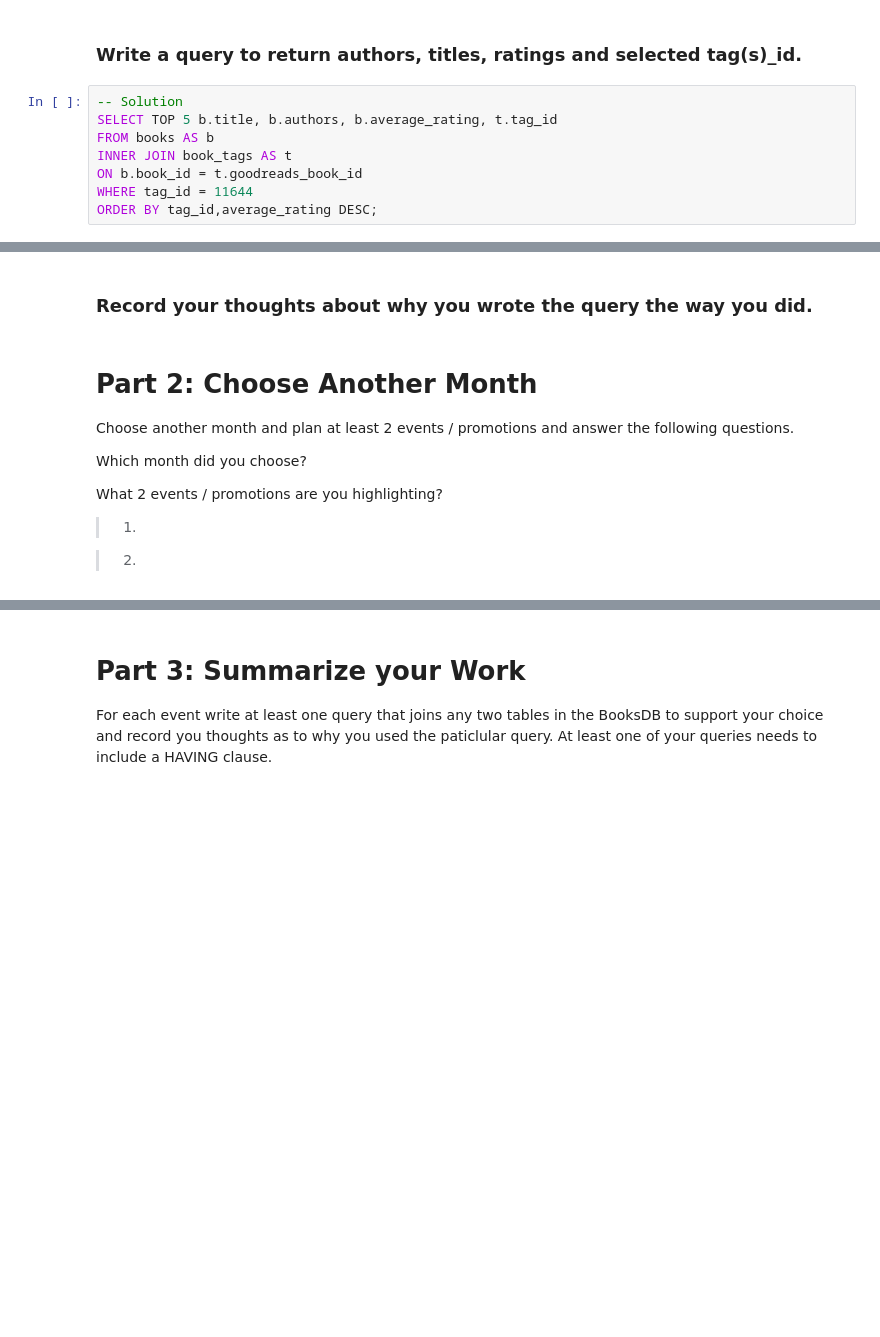
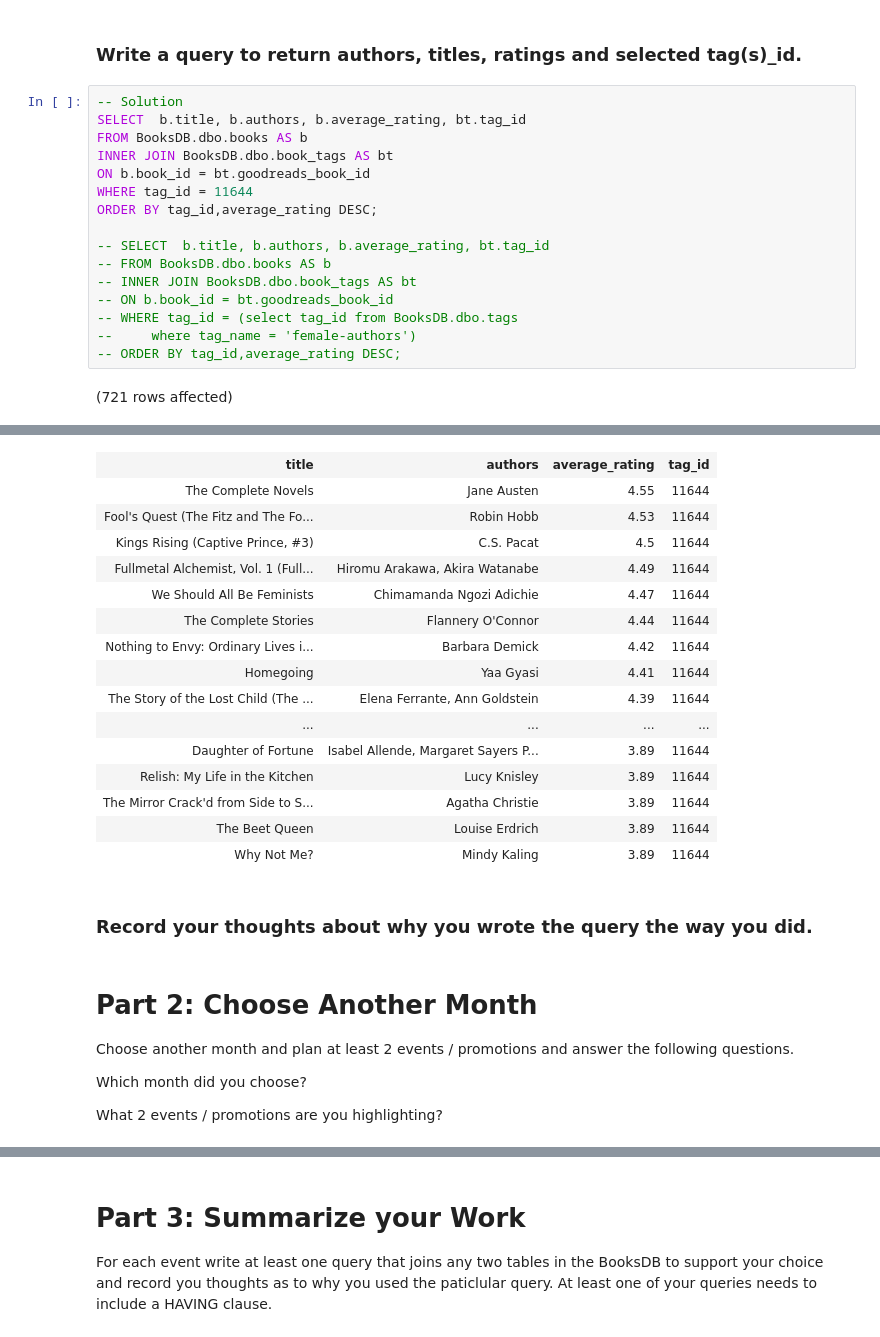
Before and after one commit to AishuSenthil/SQL-Part-3-Studio, a Jupyter notebook: SQL-Part-3-Studio.ipynb, the cells around one changed output, grey strips where cells are left out. Cells and saved outputs as stored; diff of their text form; blank space fills up the shorter version.

```diff
--- a/SQL-Part-3-Studio.ipynb
+++ b/SQL-Part-3-Studio.ipynb
@@ -46,9 +60,19 @@ Double click to edit.
 ### **Write a query to return authors, titles, ratings and** **selected tag(s)\_id.**
 # %%
 -- Solution
-SELECT TOP 5 b.title, b.authors, b.average_rating, t.tag_id
-FROM books AS b
-INNER JOIN book_tags AS t
-ON b.book_id = t.goodreads_book_id
+SELECT  b.title, b.authors, b.average_rating, bt.tag_id
+FROM BooksDB.dbo.books AS b
+INNER JOIN BooksDB.dbo.book_tags AS bt
+ON b.book_id = bt.goodreads_book_id
 WHERE tag_id = 11644
 ORDER BY tag_id,average_rating DESC;
+
+-- SELECT  b.title, b.authors, b.average_rating, bt.tag_id
+-- FROM BooksDB.dbo.books AS b
+-- INNER JOIN BooksDB.dbo.book_tags AS bt
+-- ON b.book_id = bt.goodreads_book_id
+-- WHERE tag_id = (select tag_id from BooksDB.dbo.tags
+--     where tag_name = 'female-authors')
+-- ORDER BY tag_id,average_rating DESC;
+# %% [output]
+(721 rows affected)
@@ -55,3 +80,19 @@ ORDER BY tag_id,average_rating DESC;
+| title | authors | average_rating | tag_id |
+| The Complete Novels | Jane Austen | 4.55 | 11644 |
+| Fool's Quest (The Fitz and The Fo... | Robin Hobb | 4.53 | 11644 |
+| Kings Rising (Captive Prince, #3) | C.S. Pacat | 4.5 | 11644 |
+| Fullmetal Alchemist, Vol. 1 (Full... | Hiromu Arakawa, Akira Watanabe | 4.49 | 11644 |
+| We Should All Be Feminists | Chimamanda Ngozi Adichie | 4.47 | 11644 |
+| The Complete Stories | Flannery O'Connor | 4.44 | 11644 |
+| Nothing to Envy: Ordinary Lives i... | Barbara Demick | 4.42 | 11644 |
+| Homegoing | Yaa Gyasi | 4.41 | 11644 |
+| The Story of the Lost Child (The ... | Elena Ferrante, Ann Goldstein | 4.39 | 11644 |
+| ... | ... | ... | ... |
+| Daughter of Fortune | Isabel Allende, Margaret Sayers P... | 3.89 | 11644 |
+| Relish: My Life in the Kitchen | Lucy Knisley | 3.89 | 11644 |
+| The Mirror Crack'd from Side to S... | Agatha Christie | 3.89 | 11644 |
+| The Beet Queen | Louise Erdrich | 3.89 | 11644 |
+| Why Not Me? | Mindy Kaling | 3.89 | 11644 |
 # %% [markdown]
 ### **Record your thoughts about why you wrote the query the way you did.**
 # %% [markdown]
@@ -62,7 +103,3 @@ Choose another month and plan at least 2 events / promotions and answer the foll
 Which month did you choose?
 
 What 2 events / promotions are you highlighting?
-
-> 1.
-
-> 2.
```
Also changed, not shown: parts of 4 cells of this notebook.
